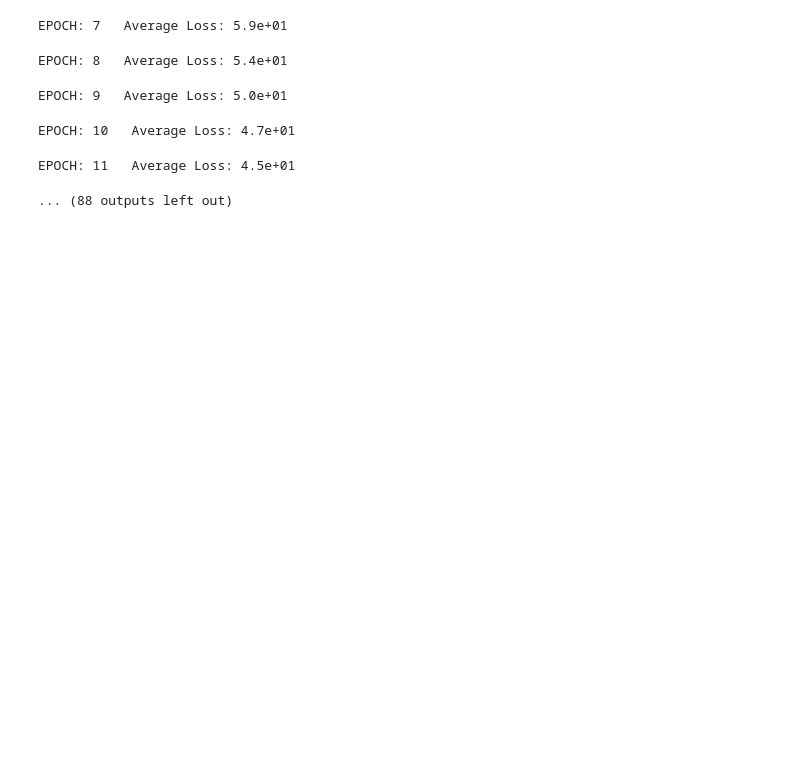
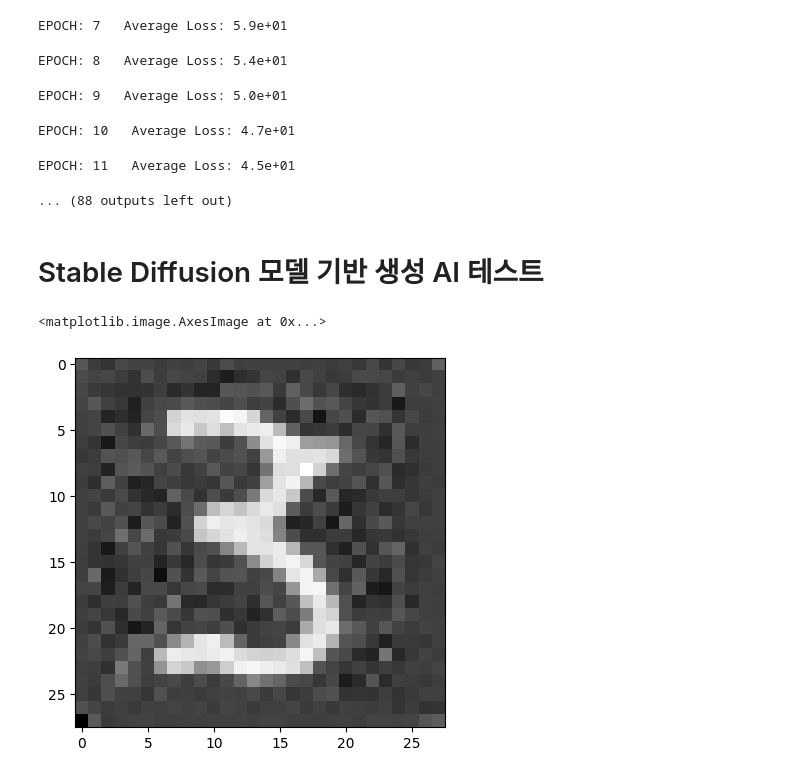
Before and after one commit to Lee-SeungYeol/mnist-stable-diffusion, a Jupyter notebook: tutorial/mnist_tutorial.ipynb, the cells around one changed output. Drawn from its saved outputs; the diff is of its cells as text; code cells hidden in the pictures; blank space fills up the shorter version.

```diff
--- a/tutorial/mnist_tutorial.ipynb
+++ b/tutorial/mnist_tutorial.ipynb
@@ -636,3 +638,24 @@ EPOCH: 9   Average Loss: 5.0e+01
 EPOCH: 10   Average Loss: 4.7e+01
 EPOCH: 11   Average Loss: 4.5e+01
 ... (88 outputs left out)
+# %% [markdown]
+# Stable Diffusion 모델 기반 생성 AI 테스트
+# %%
+model=torch.load('./models/MNIST_Unet_Transformer.pt',map_location=device)
+
+score_model.load_state_dict(model)
+
+label=3
+
+sample_batch_size=4
+sampler=Euler_Maruyama_sampler
+
+score_model.eval()
+
+sampler=sampler(score_model,marginal_prob_std_fn,diffusion_coeff_fn,sample_batch_size,num_steps=250,device=device,y=label*torch.ones(sample_batch_size, dtype=torch.long))
+sampler.clamp(0,1)
+
+plt.imshow(sampler[0].permute(1,2,0).cpu().detach(),cmap='gray')
+# %% [output]
+<matplotlib.image.AxesImage at 0x...>
+[figure, added]
```
Also changed, not shown: parts of 3 cells of this notebook.
